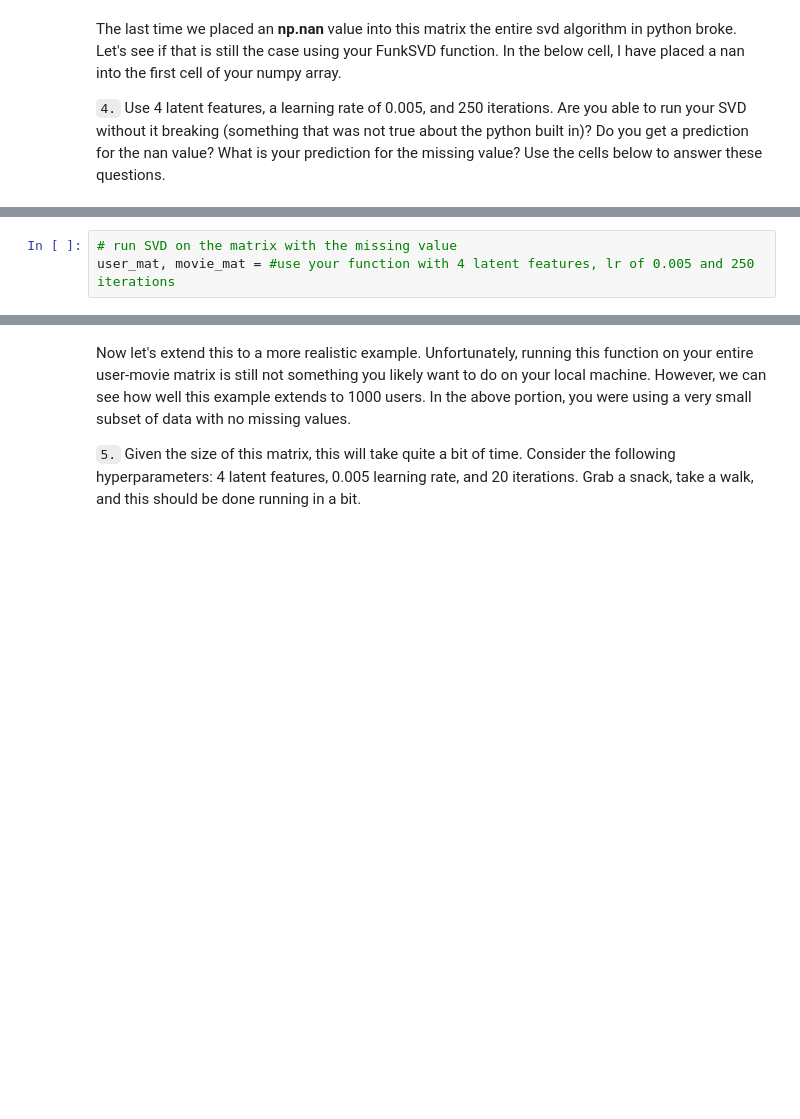
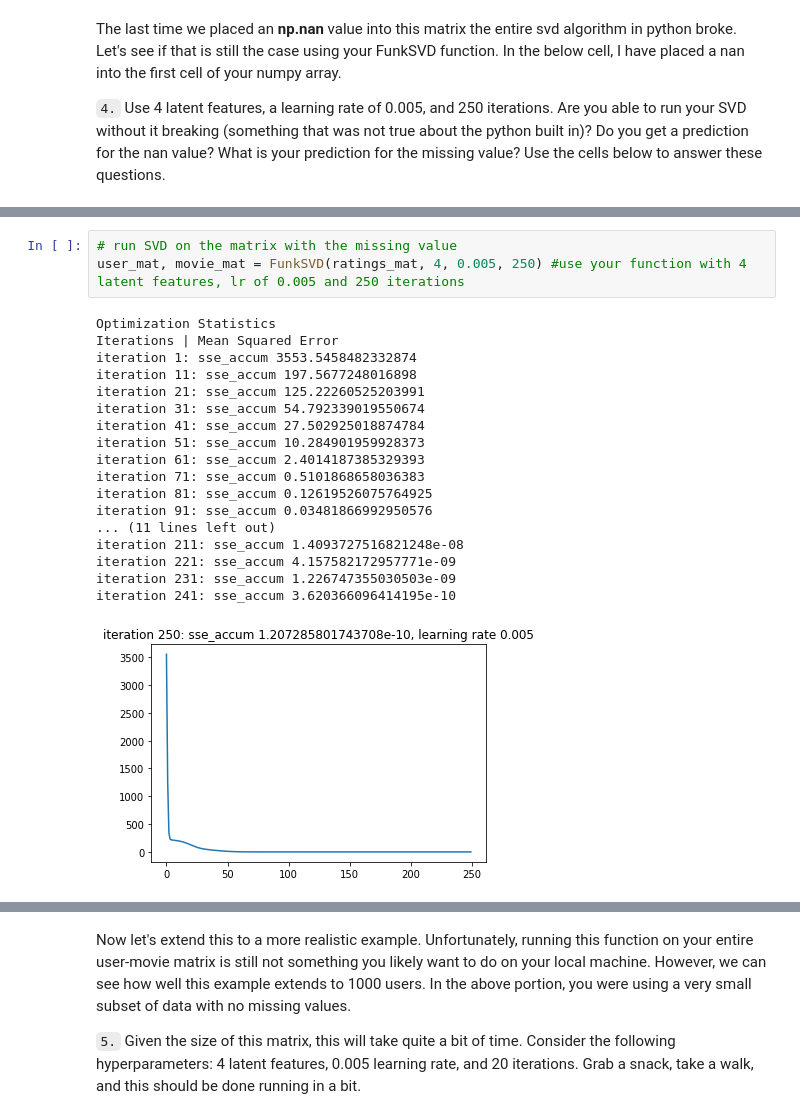
Before and after one commit to ania4data/DSND2, a Jupyter notebook: Experimental_Design_Recommendations/SVD/2_Implementing_FunkSVD.ipynb, the cells around one changed output, grey strips where cells are left out. Saved outputs shown, nothing was run; the diff lists cells and outputs as text; blank space fills up the shorter version.

```diff
--- a/Experimental_Design_Recommendations/SVD/2_Implementing_FunkSVD.ipynb
+++ b/Experimental_Design_Recommendations/SVD/2_Implementing_FunkSVD.ipynb
@@ -259,6 +282,25 @@ ratings_mat
 # %%
 # run SVD on the matrix with the missing value
-user_mat, movie_mat = #use your function with 4 latent features, lr of 0.005 and 250 iterations
+user_mat, movie_mat = FunkSVD(ratings_mat, 4, 0.005, 250) #use your function with 4 latent features, lr of 0.005 and 250 iterations
+# %% [output]
+Optimization Statistics
+Iterations | Mean Squared Error
+iteration 1: sse_accum 3553.5458482332874
+iteration 11: sse_accum 197.5677248016898
+iteration 21: sse_accum 125.22260525203991
+iteration 31: sse_accum 54.792339019550674
+iteration 41: sse_accum 27.502925018874784
+iteration 51: sse_accum 10.284901959928373
+iteration 61: sse_accum 2.4014187385329393
+iteration 71: sse_accum 0.5101868658036383
+iteration 81: sse_accum 0.12619526075764925
+iteration 91: sse_accum 0.03481866992950576
+... (11 lines left out)
+iteration 211: sse_accum 1.4093727516821248e-08
+iteration 221: sse_accum 4.157582172957771e-09
+iteration 231: sse_accum 1.226747355030503e-09
+iteration 241: sse_accum 3.620366096414195e-10
+[figure, added]
 # %%
 # Run this cell to see if you were able to predict for the missing value
 preds = np.dot(user_mat, movie_mat)
```
Also changed, not shown: parts of 12 cells of this notebook.
